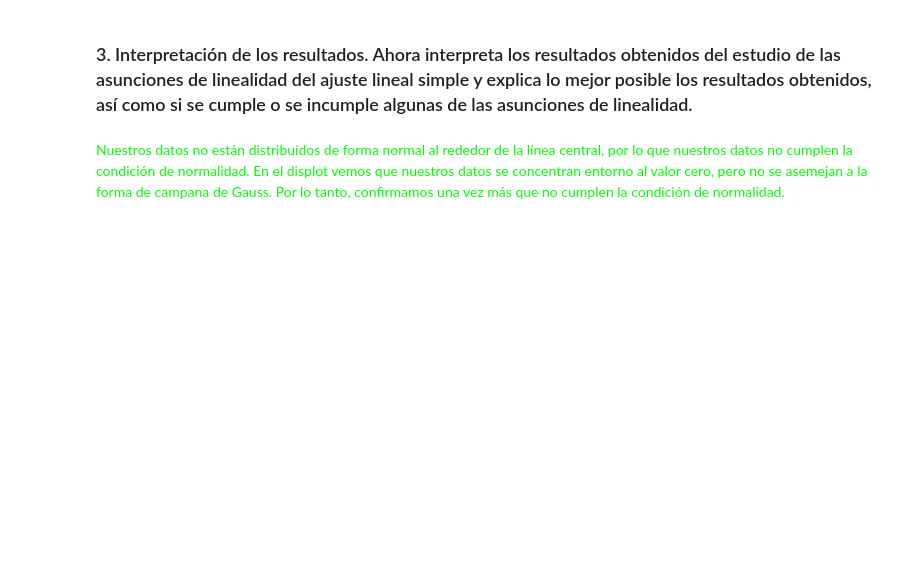
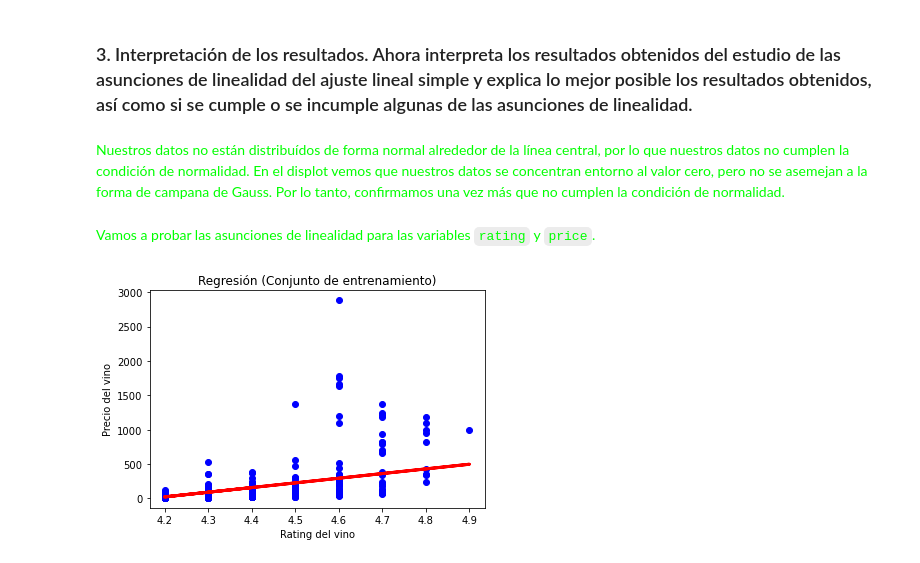
Before and after one commit to Adalab/DA-promo-A-module-3-pairprog-1-pair-3-Olivia-Laura, a Jupyter notebook: REGRESION/REGRESION_LINEAL_2/pair_regresion_2.ipynb, the cells around one changed output. Saved outputs shown, nothing was run; the diff lists cells and outputs as text; code cells hidden in the pictures; blank space fills up the shorter version.

```diff
--- a/REGRESION/REGRESION_LINEAL_2/pair_regresion_2.ipynb
+++ b/REGRESION/REGRESION_LINEAL_2/pair_regresion_2.ipynb
@@ -104,4 +107,26 @@ py.show();
 # %% [markdown]
 ### 3. Interpretación de los resultados. Ahora interpreta los resultados obtenidos del estudio de las asunciones de linealidad del ajuste lineal simple y explica lo mejor posible los resultados obtenidos, así como si se cumple o se incumple algunas de las asunciones de linealidad.
 # %% [markdown]
-<font color = 'lime'> Nuestros datos no están distribuídos de forma normal al rededor de la línea central, por lo que nuestros datos no cumplen la condición de normalidad. En el displot vemos que nuestros datos se concentran entorno al valor cero, pero no se asemejan a la forma de campana de Gauss. Por lo tanto, confirmamos una vez más que no cumplen la condición de normalidad.
+<font color = 'lime'> Nuestros datos no están distribuídos de forma normal alrededor de la línea central, por lo que nuestros datos no cumplen la condición de normalidad. En el displot vemos que nuestros datos se concentran entorno al valor cero, pero no se asemejan a la forma de campana de Gauss. Por lo tanto, confirmamos una vez más que no cumplen la condición de normalidad.
+# %% [markdown]
+<font color = 'lime'> Vamos a probar las asunciones de linealidad para las variables `rating` y `price`.
+# %%
+x1=vinos['rating'].values.reshape(-1, 1)
+y1= vinos['price'].values.reshape(-1, 1)
+# %%
+x1_train, x1_test, y1_train, y1_test = train_test_split(x1, y1, test_size = 0.2, random_state = 42)
+# %%
+
+LR1 = LinearRegression(n_jobs=-1)
+LR1.fit(x1_train, y1_train)
+y1_predict_train = LR1.predict(x1_train)
+y1_prediction = LR1.predict(x1_test)
+# %%
+plt.scatter(x1_test,y1_test,color="blue")
+plt.plot(x1_test,y1_prediction,color="red",linewidth=3)
+plt.title('Regresión (Conjunto de entrenamiento)')
+plt.xlabel('Rating del vino')
+plt.ylabel('Precio del vino')
+plt.show()
+# %% [output]
+[figure, added]
```
Also changed, not shown: parts of 19 cells of this notebook.
